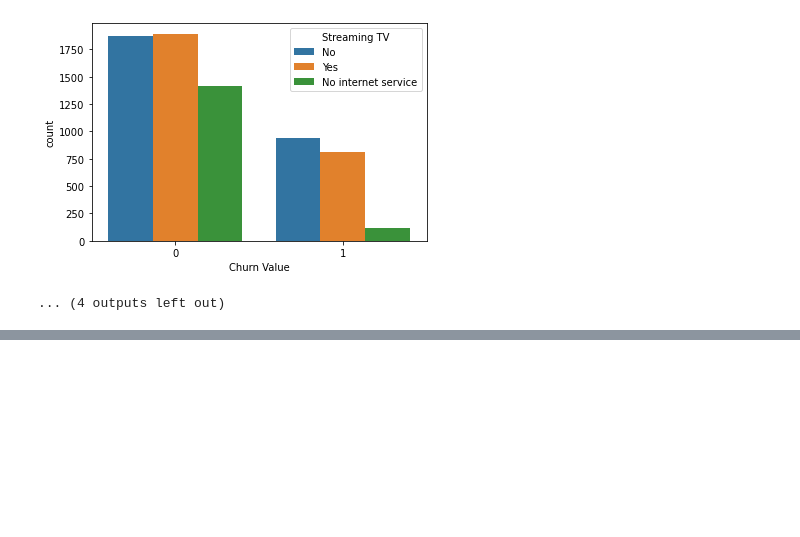
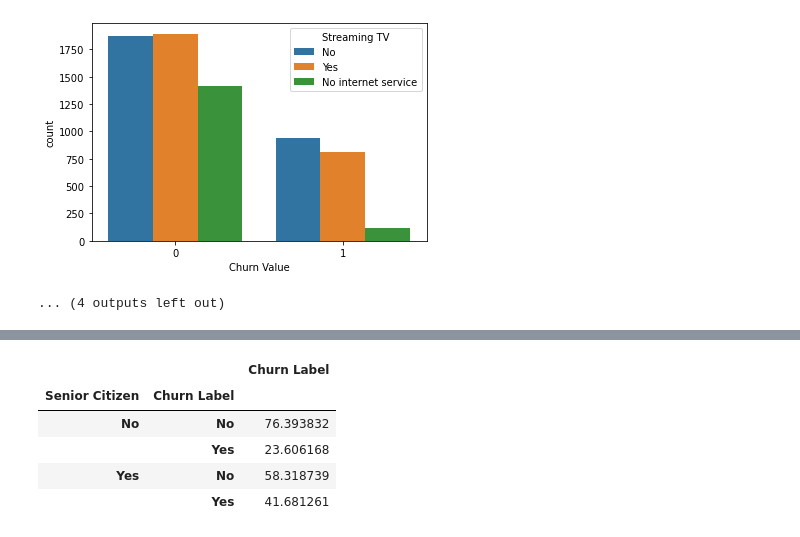
Before and after one commit to prwkp/fund_prog_project_churn_tele, a Jupyter notebook: churn_telecom_project.ipynb, the cells around one changed output, grey strips where cells are left out. Saved outputs shown, nothing was run; the diff lists cells and outputs as text; code cells hidden in the pictures; blank space fills up the shorter version.

```diff
--- a/churn_telecom_project.ipynb
+++ b/churn_telecom_project.ipynb
@@ -71,0 +98,12 @@ fig.show()
+# %%
+df2 = df.groupby(['Senior Citizen', 'Churn Label']).agg({'Churn Label': 'count'})
+# Change: groupby state_office and divide by sum
+df2 = df2.groupby(level=0).apply(lambda x:100 * x / float(x.sum()))
+df2
+# %% [output]
+|  |  | Churn Label |
+| Senior Citizen | Churn Label |  |
+| No | No | 76.393832 |
+|  | Yes | 23.606168 |
+| Yes | No | 58.318739 |
+|  | Yes | 41.681261 |
```
Also changed, not shown: parts of 6 cells of this notebook.
